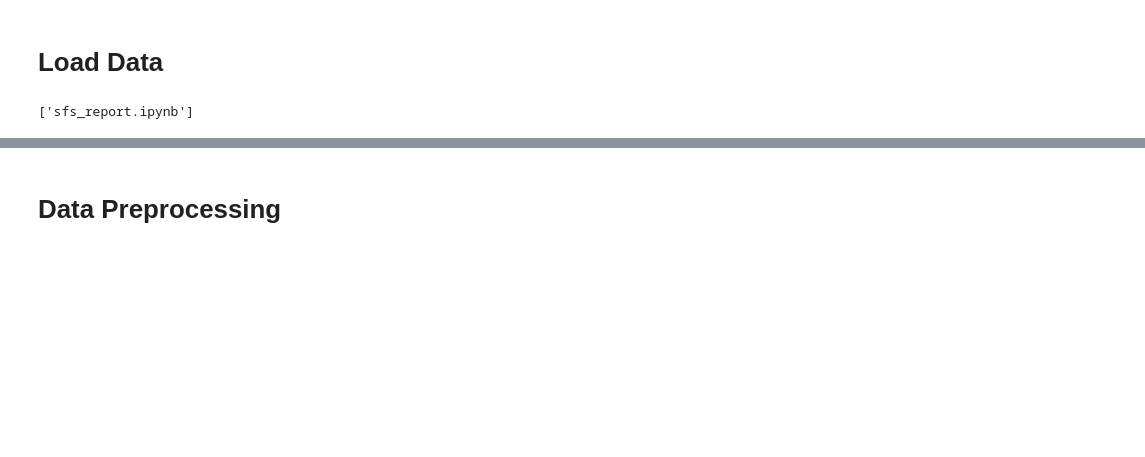
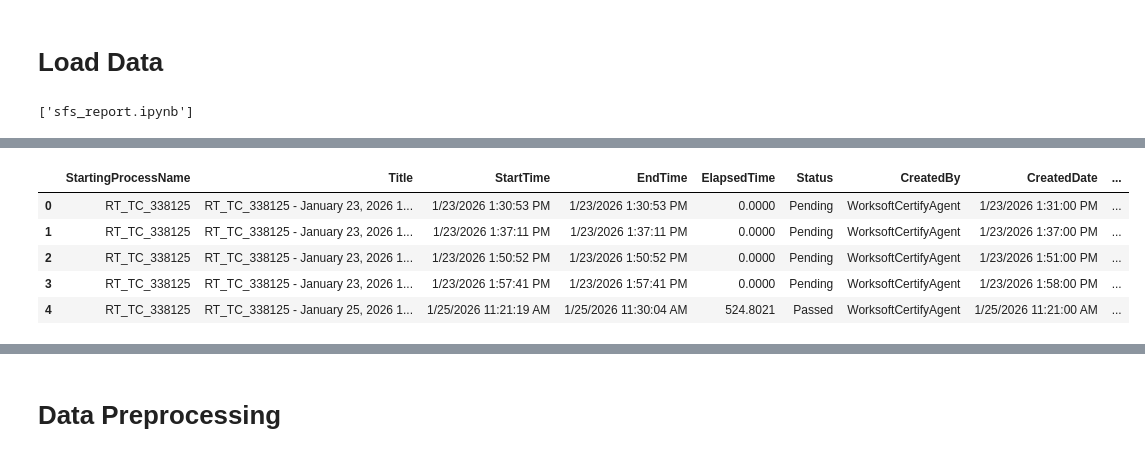
Before and after one commit to Nima168/sfs_reports, a Jupyter notebook: notebooks/sfs_report.ipynb, the cells around one changed output, grey strips where cells are left out. Drawn from its saved outputs; the diff is of its cells as text; code cells hidden in the pictures; blank space fills up the shorter version.

```diff
--- a/notebooks/sfs_report.ipynb
+++ b/notebooks/sfs_report.ipynb
@@ -48,0 +70,11 @@ df.shape
+# %%
+df['Status']=df['Status'].replace('passed','Passed')
+df['Status']=df['Status'].replace('failed','Failed')
+df.head()
+# %% [output]
+|  | StartingProcessName | Title | StartTime | EndTime | ElapsedTime | Status | CreatedBy | CreatedDate | ... |
+| 0 | RT_TC_338125 | RT_TC_338125 - January 23, 2026 1... | 1/23/2026 1:30:53 PM | 1/23/2026 1:30:53 PM | 0.0000 | Pending | WorksoftCertifyAgent | 1/23/2026 1:31:00 PM | ... |
+| 1 | RT_TC_338125 | RT_TC_338125 - January 23, 2026 1... | 1/23/2026 1:37:11 PM | 1/23/2026 1:37:11 PM | 0.0000 | Pending | WorksoftCertifyAgent | 1/23/2026 1:37:00 PM | ... |
+| 2 | RT_TC_338125 | RT_TC_338125 - January 23, 2026 1... | 1/23/2026 1:50:52 PM | 1/23/2026 1:50:52 PM | 0.0000 | Pending | WorksoftCertifyAgent | 1/23/2026 1:51:00 PM | ... |
+| 3 | RT_TC_338125 | RT_TC_338125 - January 23, 2026 1... | 1/23/2026 1:57:41 PM | 1/23/2026 1:57:41 PM | 0.0000 | Pending | WorksoftCertifyAgent | 1/23/2026 1:58:00 PM | ... |
+| 4 | RT_TC_338125 | RT_TC_338125 - January 25, 2026 1... | 1/25/2026 11:21:19 AM | 1/25/2026 11:30:04 AM | 524.8021 | Passed | WorksoftCertifyAgent | 1/25/2026 11:21:00 AM | ... |
```
Also changed, not shown: parts of 4 cells of this notebook, 4 other files.
